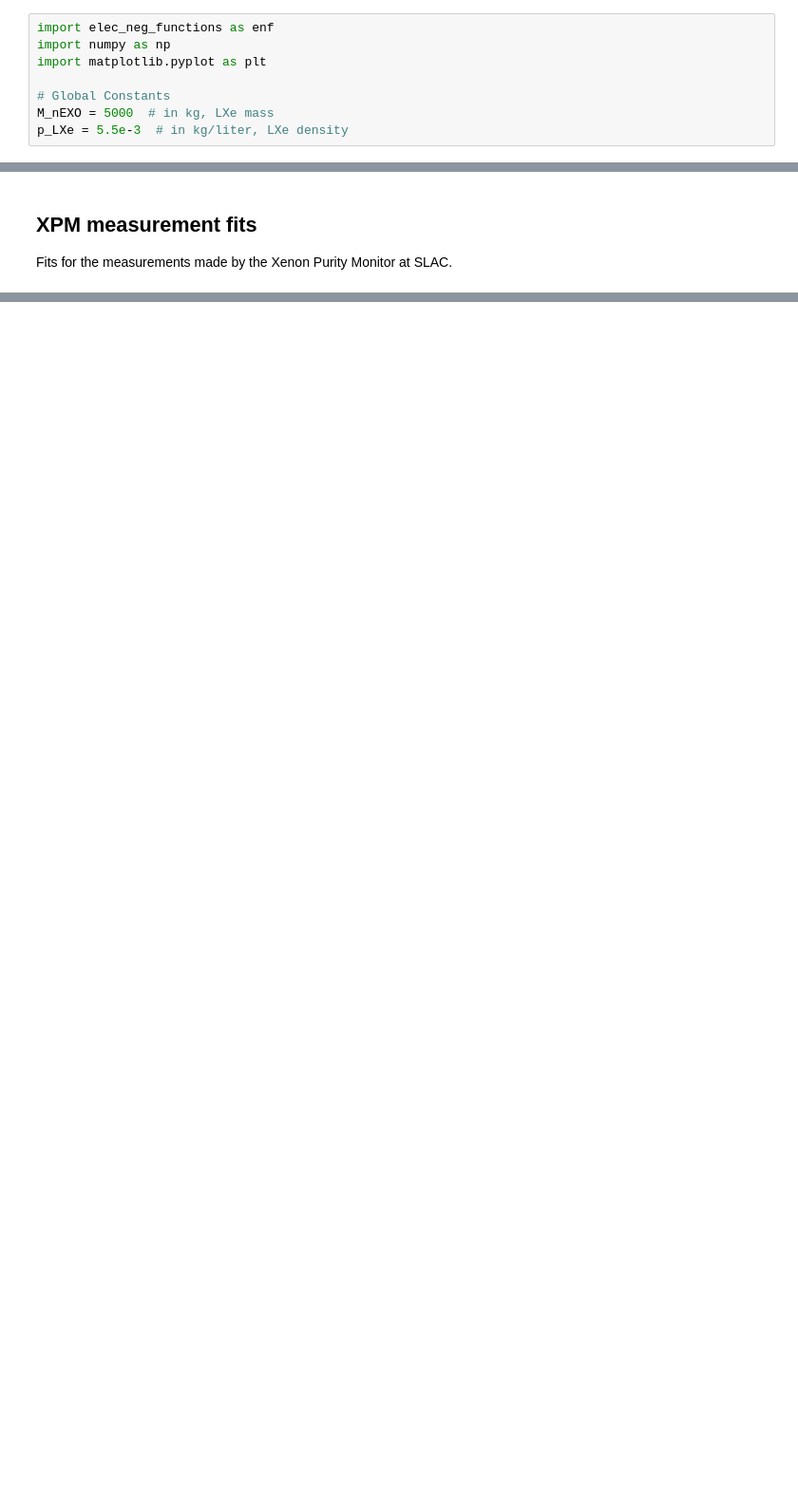
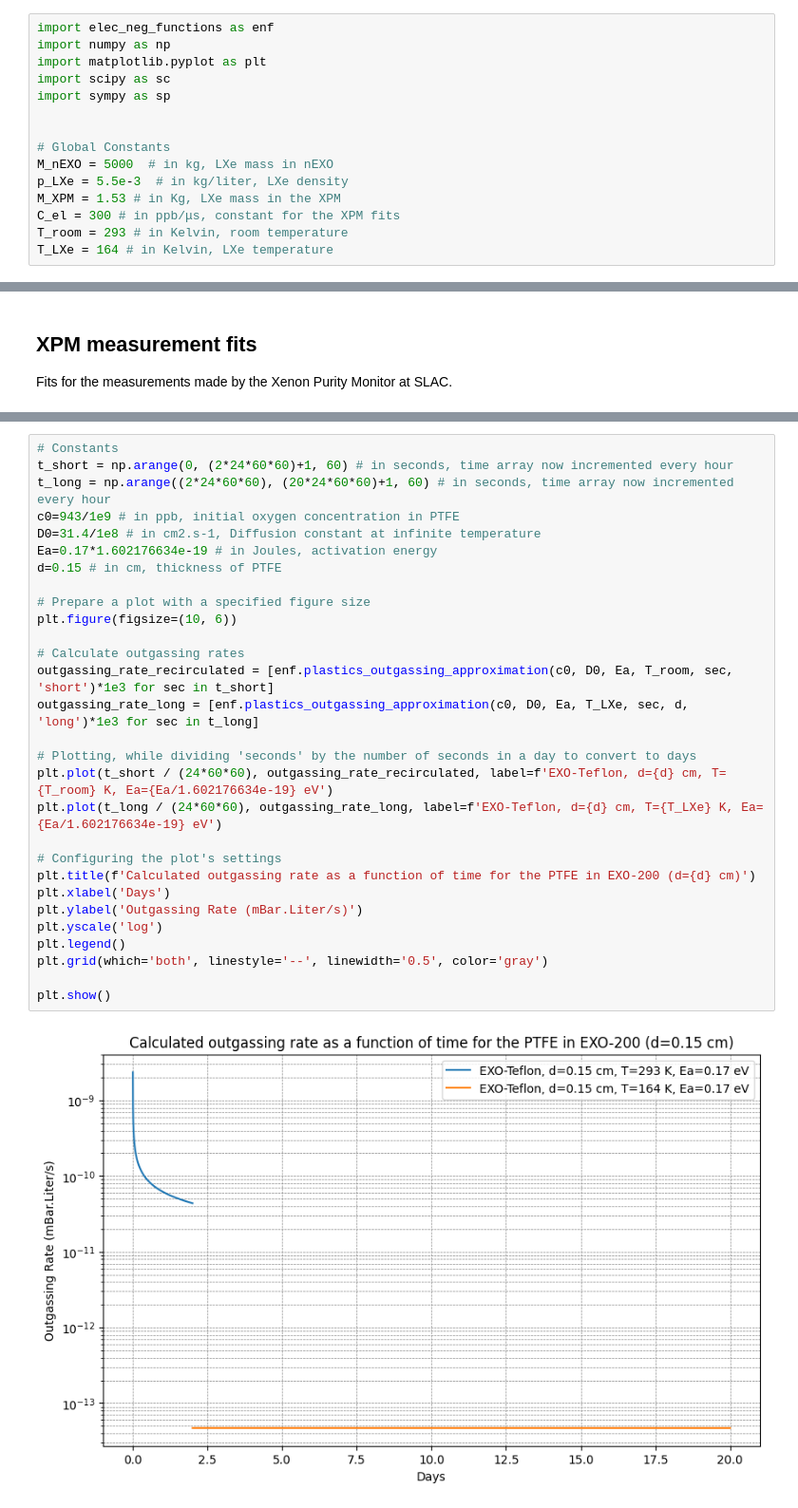
Before and after one commit to antoine-amy/Electronegative_impurities, a Jupyter notebook: Electronegative_impurities_studies.ipynb, the cells around one changed output, grey strips where cells are left out. Shown at 95% size. Drawn from its saved outputs; the diff is of its cells as text; blank space fills up the shorter version.

```diff
--- a/Electronegative_impurities_studies.ipynb
+++ b/Electronegative_impurities_studies.ipynb
@@ -6,10 +9,17 @@ Simulations of the electronegative contaminent control. From the work of Kaixuan
 import elec_neg_functions as enf
 import numpy as np
 import matplotlib.pyplot as plt
+import scipy as sc
+import sympy as sp
+
 
 # Global Constants
-M_nEXO = 5000  # in kg, LXe mass
+M_nEXO = 5000  # in kg, LXe mass in nEXO
 p_LXe = 5.5e-3  # in kg/liter, LXe density
+M_XPM = 1.53 # in Kg, LXe mass in the XPM
+C_el = 300 # in ppb/μs, constant for the XPM fits
+T_room = 293 # in Kelvin, room temperature
+T_LXe = 164 # in Kelvin, LXe temperature
 # %% [markdown]
 ## Electron lifetime prediction
 # %%
@@ -190,0 +233,31 @@ plt.show()
+# %%
+# Constants
+t_short = np.arange(0, (2*24*60*60)+1, 60) # in seconds, time array now incremented every hour
+t_long = np.arange((2*24*60*60), (20*24*60*60)+1, 60) # in seconds, time array now incremented every hour
+c0=943/1e9 # in ppb, initial oxygen concentration in PTFE
+D0=31.4/1e8 # in cm2.s-1, Diffusion constant at infinite temperature
+Ea=0.17*1.602176634e-19 # in Joules, activation energy
+d=0.15 # in cm, thickness of PTFE
+
+# Prepare a plot with a specified figure size
+plt.figure(figsize=(10, 6))
+
+# Calculate outgassing rates
+outgassing_rate_recirculated = [enf.plastics_outgassing_approximation(c0, D0, Ea, T_room, sec, 'short')*1e3 for sec in t_short]
+outgassing_rate_long = [enf.plastics_outgassing_approximation(c0, D0, Ea, T_LXe, sec, d, 'long')*1e3 for sec in t_long]
+
+# Plotting, while dividing 'seconds' by the number of seconds in a day to convert to days
+plt.plot(t_short / (24*60*60), outgassing_rate_recirculated, label=f'EXO-Teflon, d={d} cm, T={T_room} K, Ea={Ea/1.602176634e-19} eV')
+plt.plot(t_long / (24*60*60), outgassing_rate_long, label=f'EXO-Teflon, d={d} cm, T={T_LXe} K, Ea={Ea/1.602176634e-19} eV')
+
+# Configuring the plot's settings
+plt.title(f'Calculated outgassing rate as a function of time for the PTFE in EXO-200 (d={d} cm)')
+plt.xlabel('Days')
+plt.ylabel('Outgassing Rate (mBar.Liter/s)')
+plt.yscale('log')
+plt.legend()
+plt.grid(which='both', linestyle='--', linewidth='0.5', color='gray')
+
+plt.show()
+# %% [output]
+[figure, added]
```
Also changed, not shown: parts of 18 cells of this notebook, 2 other files.
